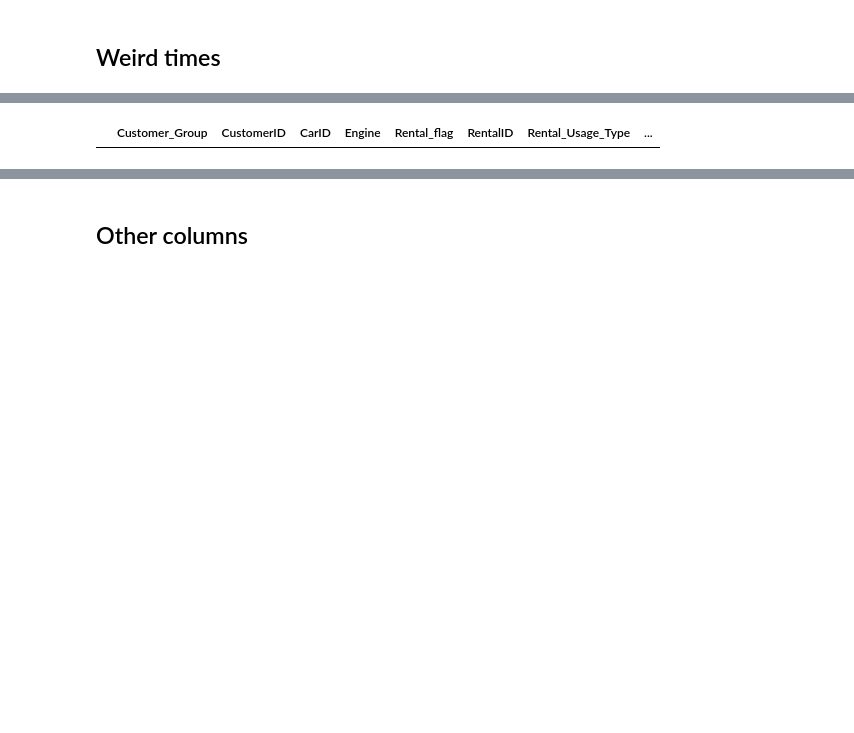
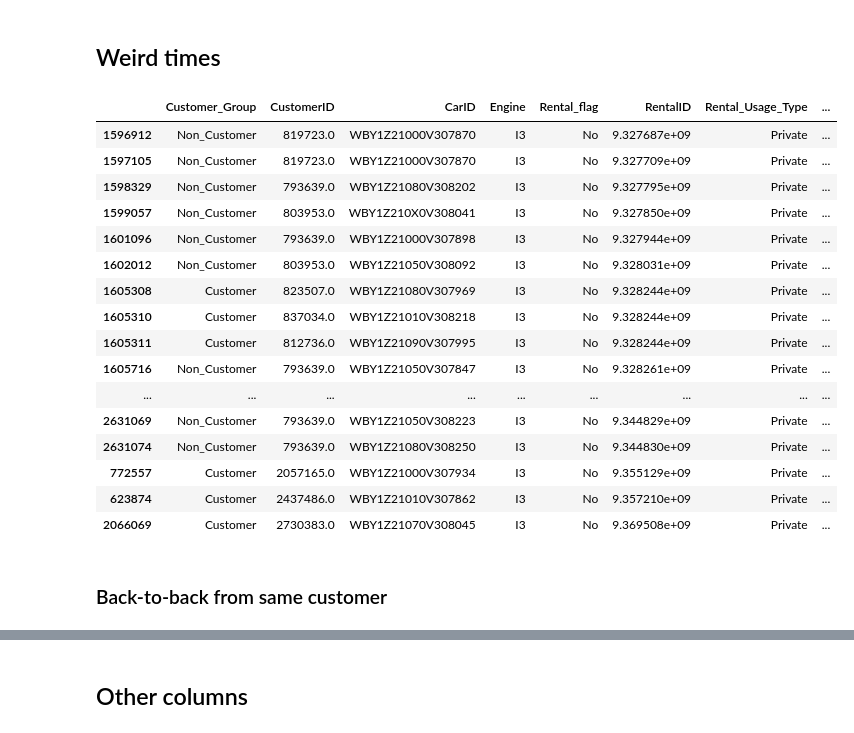
Before and after one commit to Bogeluno/GNN_Thesis, a Jupyter notebook: notebooks/Newdata.ipynb, the cells around one changed output, grey strips where cells are left out. Saved outputs shown, nothing was run; the diff lists cells and outputs as text; code cells hidden in the pictures; blank space fills up the shorter version.

```diff
--- a/notebooks/Newdata.ipynb
+++ b/notebooks/Newdata.ipynb
@@ -176,3 +201,25 @@ df.loc[WinterTimeIndexForward, 'End_Time'] = df.loc[WinterTimeIndexForward, 'End
+# %%
+df[df.Reservation_Time > df.End_Time].sort_values(by = 'RentalID') # I would drop them since they will not introduce more vacancy time. 39 unique from 41 obs
+# %% [output]
+|  | Customer_Group | CustomerID | CarID | Engine | Rental_flag | RentalID | Rental_Usage_Type | ... |
+| 1596912 | Non_Customer | 819723.0 | WBY1Z21000V307870 | I3 | No | 9.327687e+09 | Private | ... |
+| 1597105 | Non_Customer | 819723.0 | WBY1Z21000V307870 | I3 | No | 9.327709e+09 | Private | ... |
+| 1598329 | Non_Customer | 793639.0 | WBY1Z21080V308202 | I3 | No | 9.327795e+09 | Private | ... |
+| 1599057 | Non_Customer | 803953.0 | WBY1Z210X0V308041 | I3 | No | 9.327850e+09 | Private | ... |
+| 1601096 | Non_Customer | 793639.0 | WBY1Z21000V307898 | I3 | No | 9.327944e+09 | Private | ... |
+| 1602012 | Non_Customer | 803953.0 | WBY1Z21050V308092 | I3 | No | 9.328031e+09 | Private | ... |
+| 1605308 | Customer | 823507.0 | WBY1Z21080V307969 | I3 | No | 9.328244e+09 | Private | ... |
+| 1605310 | Customer | 837034.0 | WBY1Z21010V308218 | I3 | No | 9.328244e+09 | Private | ... |
+| 1605311 | Customer | 812736.0 | WBY1Z21090V307995 | I3 | No | 9.328244e+09 | Private | ... |
+| 1605716 | Non_Customer | 793639.0 | WBY1Z21050V307847 | I3 | No | 9.328261e+09 | Private | ... |
+| ... | ... | ... | ... | ... | ... | ... | ... | ... |
+| 2631069 | Non_Customer | 793639.0 | WBY1Z21050V308223 | I3 | No | 9.344829e+09 | Private | ... |
+| 2631074 | Non_Customer | 793639.0 | WBY1Z21080V308250 | I3 | No | 9.344830e+09 | Private | ... |
+| 772557 | Customer | 2057165.0 | WBY1Z21000V307934 | I3 | No | 9.355129e+09 | Private | ... |
+| 623874 | Customer | 2437486.0 | WBY1Z21010V307862 | I3 | No | 9.357210e+09 | Private | ... |
+| 2066069 | Customer | 2730383.0 | WBY1Z21070V308045 | I3 | No | 9.369508e+09 | Private | ... |
+# %% [markdown]
+### Back-to-back from same customer
 # %%
 # How should we treat:
 df.loc[[2186270,2186286,2186449]]
@@ -181,8 +228,3 @@ df.loc[[2186270,2186286,2186449]]
 | 2186270 | Customer | 2146082.0 | WMWXU7108KTM90583 | COOPER | No | 9.387938e+09 | Private | ... |
 | 2186286 | Customer | 2146082.0 | WMWXU7108KTM90583 | COOPER | No | 9.387938e+09 | Business | ... |
 | 2186449 | Customer | 2146082.0 | WMWXU7108KTM90583 | COOPER | No | 9.387941e+09 | Business | ... |
-# %%
-tmp = df[df.Reservation_Time > df.End_Time].sort_values(by = 'RentalID') # Check dates for apattern
-tmp[(tmp.End_Time.apply(lambda x: x.month) == 10) & (tmp.End_Time.apply(lambda x: x.hour) < 4)] #Slut på levetid,
-# %% [output]
-|  | Customer_Group | CustomerID | CarID | Engine | Rental_flag | RentalID | Rental_Usage_Type | ... |
```
Also changed, not shown: parts of 34 cells of this notebook, 4 other files.
